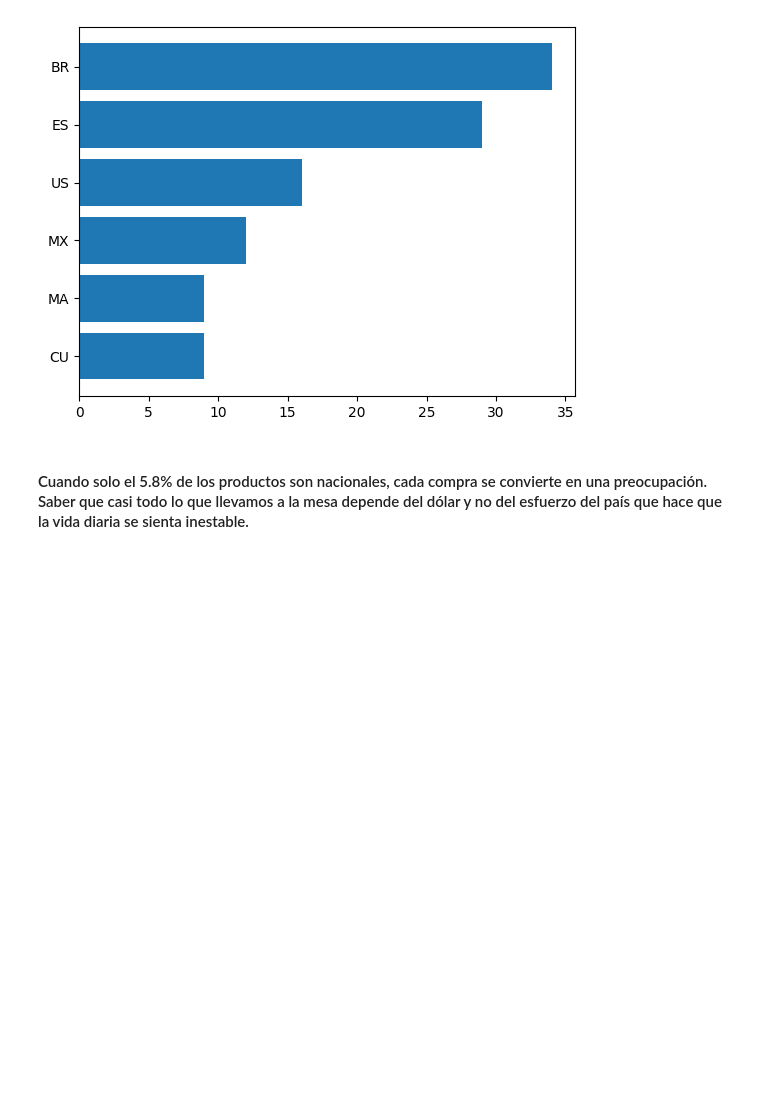
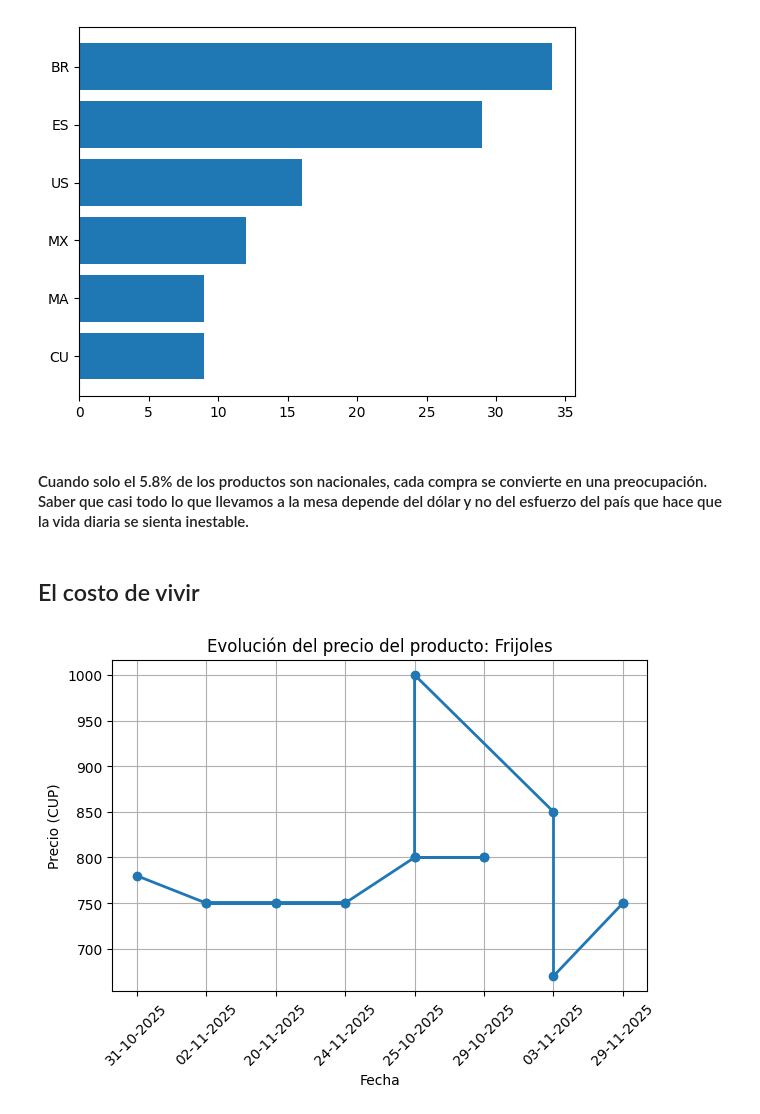
Before and after one commit to L14Npy/project_01, a Jupyter notebook: storytelling.ipynb, the cells around one changed output. Drawn from its saved outputs; the diff is of its cells as text; code cells hidden in the pictures; blank space fills up the shorter version.

```diff
--- a/storytelling.ipynb
+++ b/storytelling.ipynb
@@ -38,3 +56,9 @@ ChartBar(DiccOrder2, DiccCounter, 'origin', 6)
 [figure]
 # %% [markdown]
 #### Cuando solo el 5.8% de los productos son nacionales, cada compra se convierte en una preocupación. Saber que casi todo lo que llevamos a la mesa depende del dólar y no del esfuerzo del país que hace que la vida diaria se sienta inestable.
+# %% [markdown]
+## El costo de vivir
+# %%
+ChartLine(DoubleList2, 'Frijoles')
+# %% [output]
+[figure, added]
```
Also changed, not shown: parts of 1 cell of this notebook, 4 other files.
